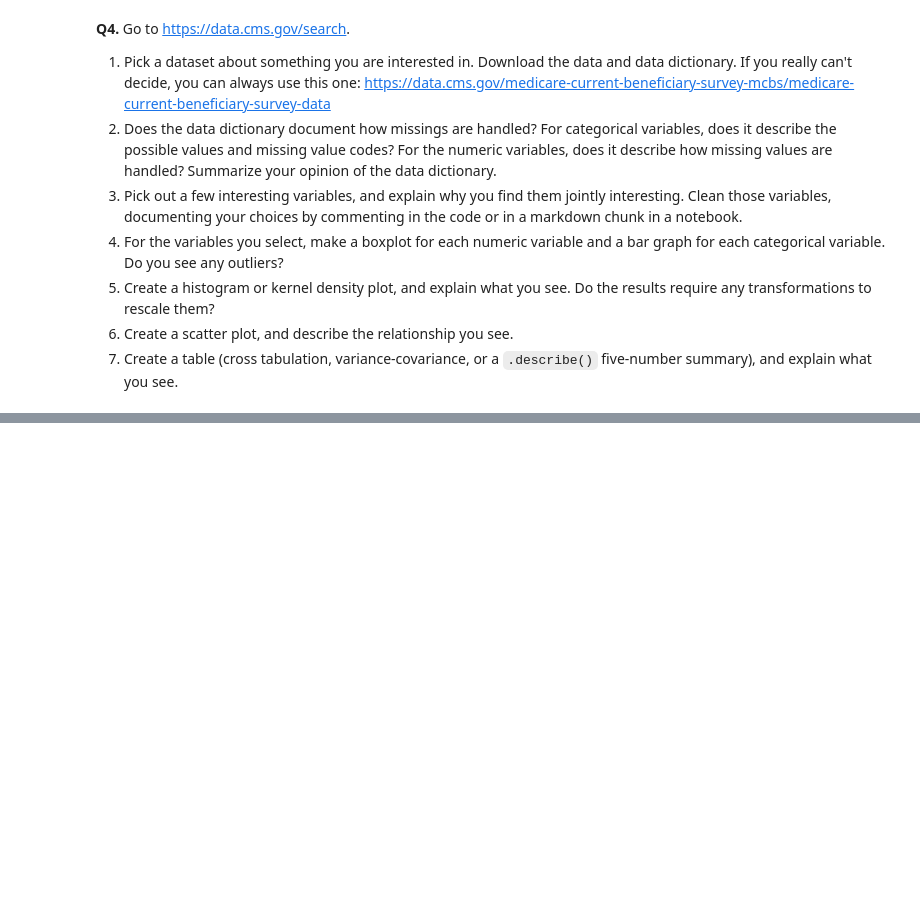
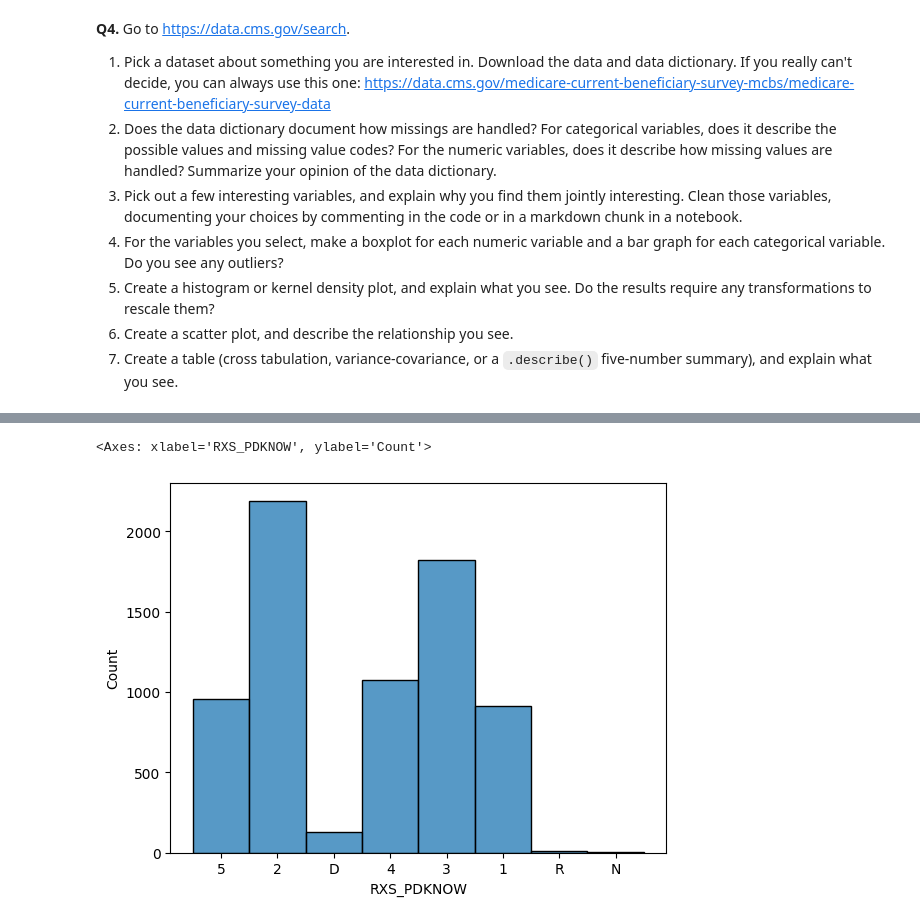
Before and after one commit to gffiveash/Visualization, a Jupyter notebook: assignment/assignment.ipynb, the cells around one changed output, grey strips where cells are left out. Drawn from its saved outputs; the diff is of its cells as text; code cells hidden in the pictures; blank space fills up the shorter version.

```diff
--- a/assignment/assignment.ipynb
+++ b/assignment/assignment.ipynb
@@ -310,0 +384,6 @@ UnicodeDecodeError: 'utf-8' codec can't decode byte 0xe1 in position 14: invalid
+# %%
+# Histogram of RXS_PDKNOW (Mcare Rx drug benefit knowledge)
+sns.histplot(df1['RXS_PDKNOW'])
+# %% [output]
+<Axes: xlabel='RXS_PDKNOW', ylabel='Count'>
+[figure, added]
```
Also changed, not shown: parts of 22 cells of this notebook.
